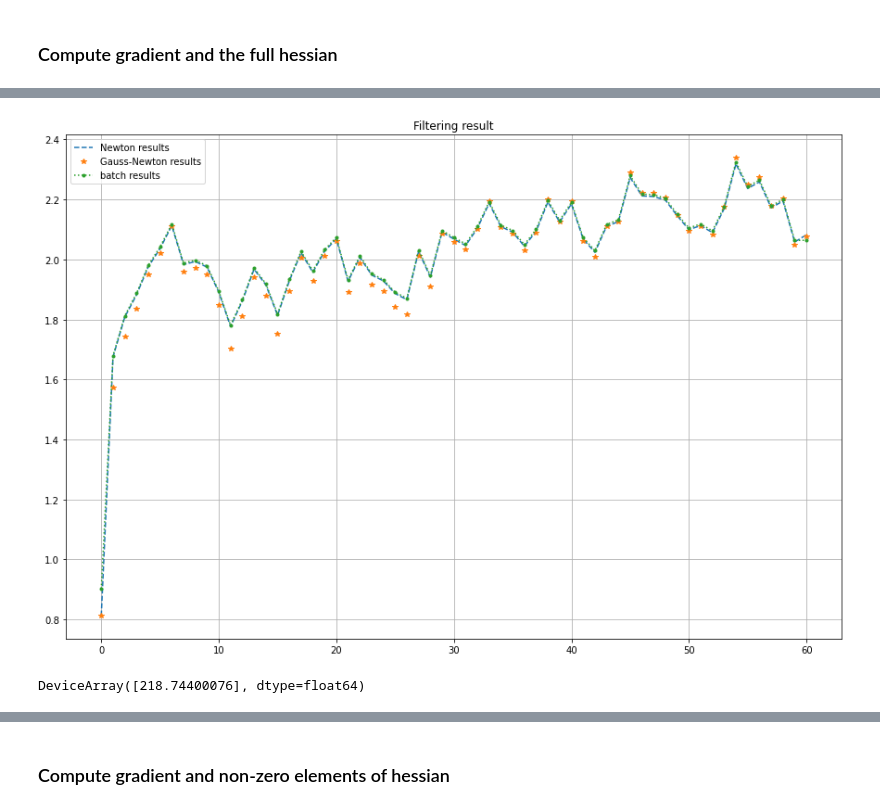
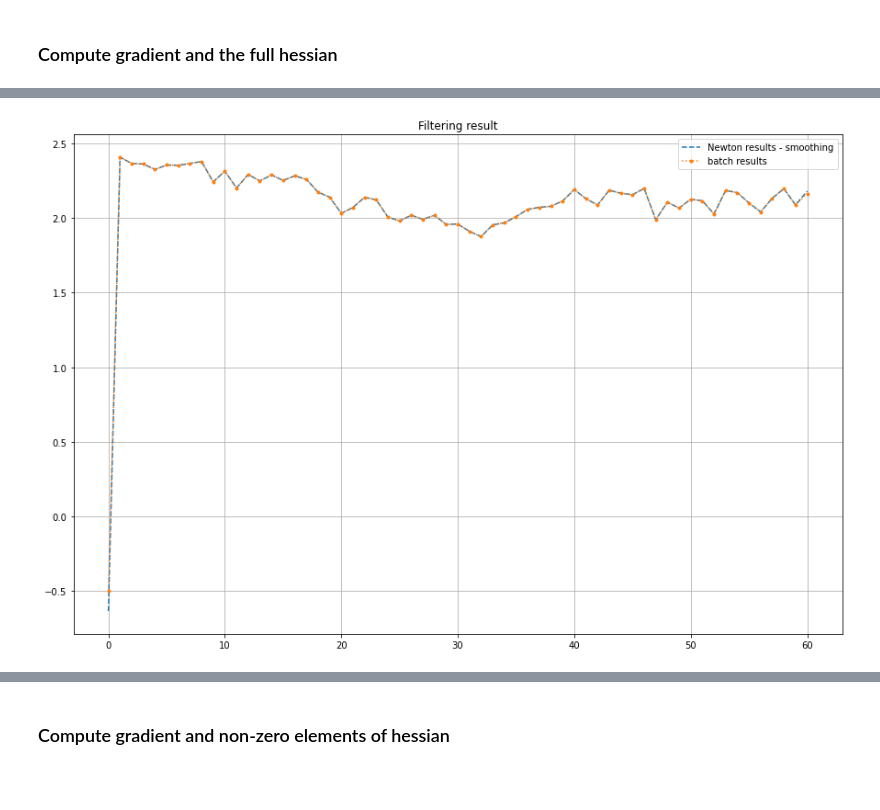
Before and after one commit to hanyas/second-order-smoothers, a Jupyter notebook: notebooks/NewtonFiltering_example1.ipynb, the cells around one changed output, grey strips where cells are left out. Drawn from its saved outputs; the diff is of its cells as text; code cells hidden in the pictures; blank space fills up the shorter version.

```diff
--- a/notebooks/NewtonFiltering_example1.ipynb
+++ b/notebooks/NewtonFiltering_example1.ipynb
@@ -81,3 +66,6 @@ filtered_states_newton = newton_filtering(ys, init, transition_model, observatio
+# %%
+# Smoothing - Newton
+smoothed_states_newton = newton_smoothing(transition_model, filtered_states_newton,  extended, initial_states)
 # %%
 plt.figure(figsize=(15,10))
 plt.plot(filtered_states_newton.mean[1:], "--", label="Newton results" )
@@ -146,10 +110,10 @@ DeviceArray([103.93744654+0.j, 213.57753856+0.j, 210.32645159+0.j,
 # %%
 plt.figure(figsize=(15,10))
-plt.plot(filtered_states_newton.mean, "--", label="Newton results" )
-plt.plot(xf.mean, "*", label = "Gauss-Newton results")
+plt.plot(smoothed_states_newton.mean, "--", label="Newton results - smoothing" )
+# plt.plot(xf.mean, "*", label = "Gauss-Newton results")
 plt.plot(x_batch, ".:", label = "batch results")
 plt.title("Filtering result")
 plt.grid()
 plt.legend();
 # %% [output]
-[figure, old version]
+[figure, new version]
@@ -158,4 +119,0 @@ f0 = lambda x:  -mvn_loglikelihood(x - m0, jnp.linalg.cholesky(P0))
-# %%
-jax.grad(f0, argnums=0)(initial_states.mean[1])
-# %% [output]
-DeviceArray([218.74400076], dtype=float64)
```
Also changed, not shown: parts of 16 cells of this notebook, 3 other files.
